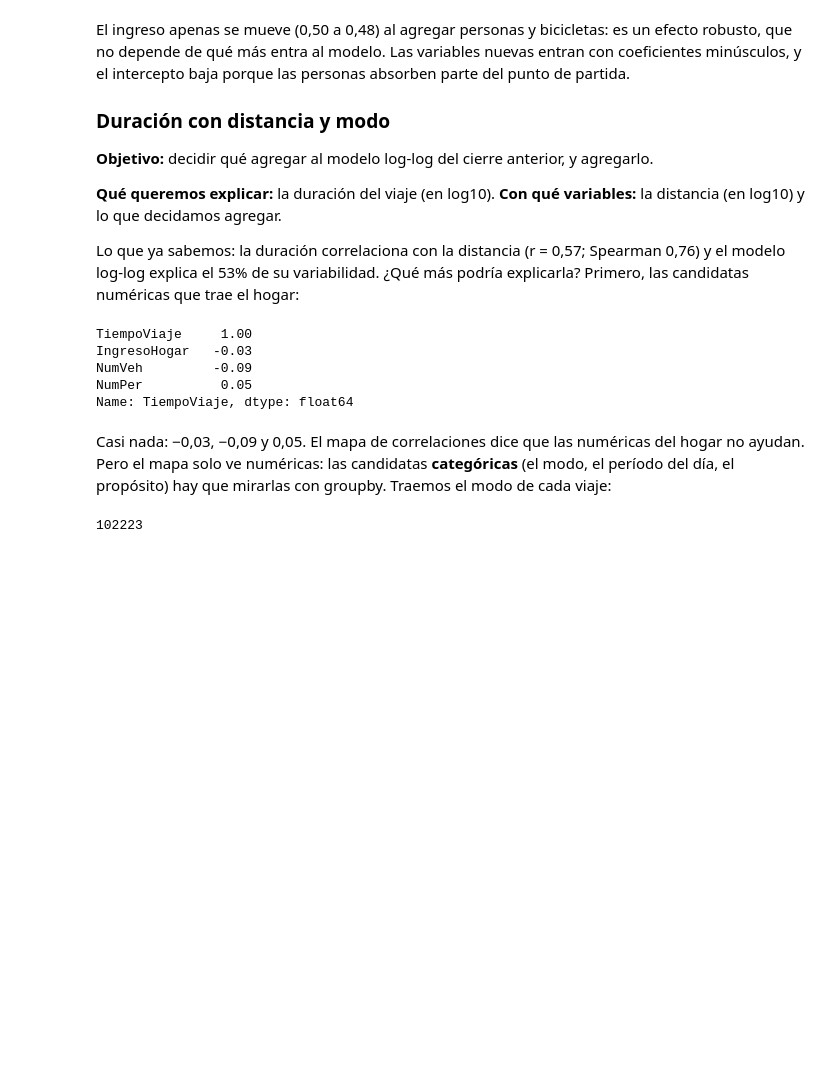
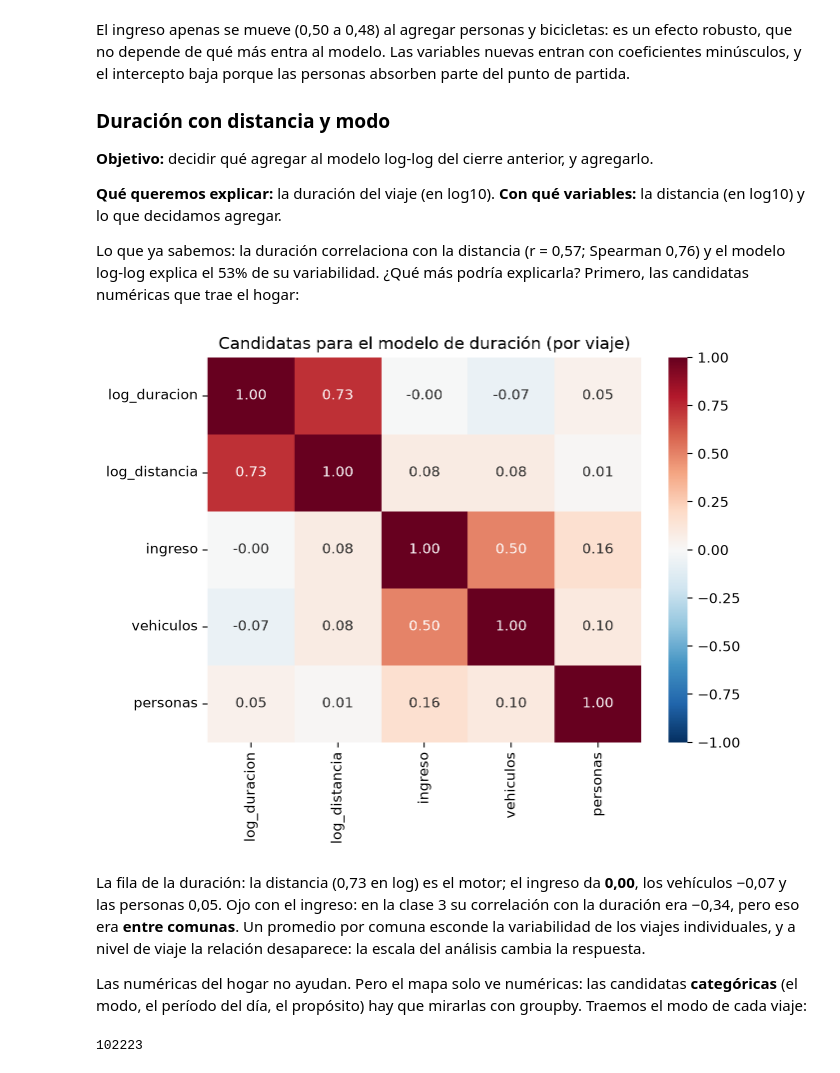
Before and after one commit to daniopitz/diplomado-cdd, a Jupyter notebook: 04_regresion_multiple.ipynb, the cells around one changed output. Cells and saved outputs as stored; diff of their text form; code cells hidden in the pictures; blank space fills up the shorter version.

```diff
--- a/04_regresion_multiple.ipynb
+++ b/04_regresion_multiple.ipynb
@@ -600,18 +600,28 @@ El ingreso apenas se mueve (0,50 a 0,48) al agregar personas y bicicletas: es un
 **Qué queremos explicar:** la duración del viaje (en log10). **Con qué variables:** la distancia (en log10) y lo que decidamos agregar.
 
 Lo que ya sabemos: la duración correlaciona con la distancia (r = 0,57; Spearman 0,76) y el modelo log-log explica el 53% de su variabilidad. ¿Qué más podría explicarla? Primero, las candidatas numéricas que trae el hogar:
-# %%
-# Candidatas numéricas del hogar: ¿correlacionan con la duración?
-ll_hogar = ll.merge(hogares[["Hogar", "IngresoHogar", "NumVeh", "NumPer"]], on="Hogar")
-ll_hogar[["TiempoViaje", "IngresoHogar", "NumVeh", "NumPer"]].corr().round(2).loc["TiempoViaje"]
-# %% [output]
-TiempoViaje     1.00
-IngresoHogar   -0.03
-NumVeh         -0.09
-NumPer          0.05
-Name: TiempoViaje, dtype: float64
+# %%
+# El mapa de correlaciones, como en vehículos: duración y distancia
+# en log (así entran al modelo) más las numéricas del hogar
+ll_hogar = ll.merge(hogares[["Hogar", "IngresoHogar", "NumVeh", "NumPer"]], on="Hogar")
+mapa = pd.DataFrame({
+    "log_duracion": np.log10(ll_hogar["TiempoViaje"]),
+    "log_distancia": np.log10(ll_hogar["DistKm"]),
+    "ingreso": ll_hogar["IngresoHogar"] / 1e6,
+    "vehiculos": ll_hogar["NumVeh"],
+    "personas": ll_hogar["NumPer"],
+}).corr()
+
+fig, ax = plt.subplots(figsize=(7, 5))
+sns.heatmap(mapa, annot=True, fmt=".2f", cmap="RdBu_r", vmin=-1, vmax=1, ax=ax)
+ax.set_title("Candidatas para el modelo de duración (por viaje)")
+plt.show()
+# %% [output]
+[figure, added]
 # %% [markdown]
-Casi nada: −0,03, −0,09 y 0,05. El mapa de correlaciones dice que las numéricas del hogar no ayudan. Pero el mapa solo ve numéricas: las candidatas **categóricas** (el modo, el período del día, el propósito) hay que mirarlas con groupby. Traemos el modo de cada viaje:
+La fila de la duración: la distancia (0,73 en log) es el motor; el ingreso da **0,00**, los vehículos −0,07 y las personas 0,05. Ojo con el ingreso: en la clase 3 su correlación con la duración era −0,34, pero eso era **entre comunas**. Un promedio por comuna esconde la variabilidad de los viajes individuales, y a nivel de viaje la relación desaparece: la escala del análisis cambia la respuesta.
+
+Las numéricas del hogar no ayudan. Pero el mapa solo ve numéricas: las candidatas **categóricas** (el modo, el período del día, el propósito) hay que mirarlas con groupby. Traemos el modo de cada viaje:
 # %%
 # El modo de cada viaje, con los merges de la clase 3
 modo_por_viaje = pd.read_csv(BASE + "ViajesDifusion.csv", sep=";")
```
Also changed, not shown: parts of 1 cell of this notebook, 3 other files.
